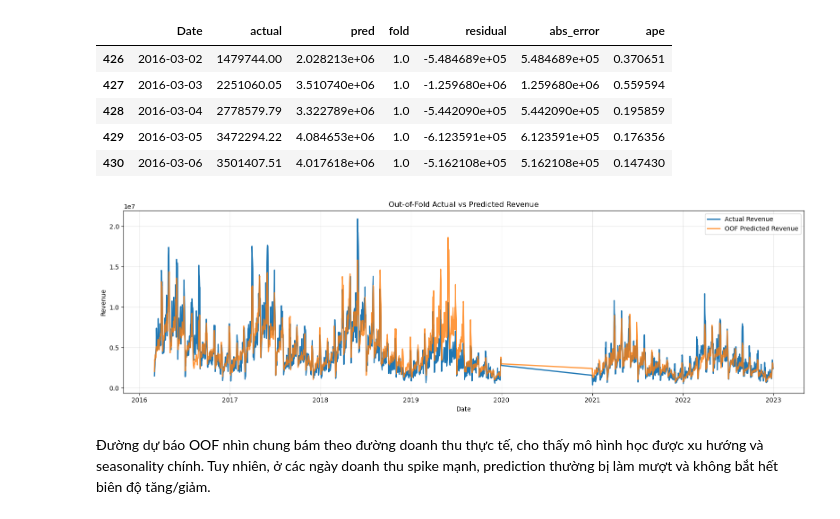
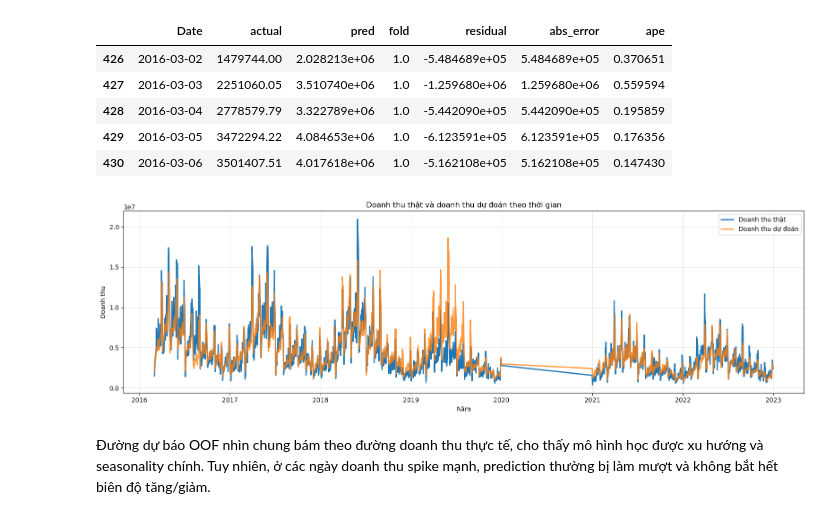
Before and after one commit to olweny06/Datathon-BIUS, a Jupyter notebook: notebooks/forecast.ipynb, the cells around one changed output. Drawn from its saved outputs; the diff is of its cells as text; code cells hidden in the pictures.

```diff
--- a/notebooks/forecast.ipynb
+++ b/notebooks/forecast.ipynb
@@ -1241,30 +1241,30 @@ eval_curve.head()
 # %%
 plt.figure(figsize=(16, 5))
 
 plt.plot(
     eval_curve["Date"],
     eval_curve["actual"],
-    label="Actual Revenue",
+    label="Doanh thu thật",
     linewidth=2
 )
 
 plt.plot(
     eval_curve["Date"],
     eval_curve["pred"],
-    label="OOF Predicted Revenue",
+    label="Doanh thu dự đoán",
     linewidth=2,
     alpha=0.8
 )
 
-plt.title("Out-of-Fold Actual vs Predicted Revenue")
-plt.xlabel("Date")
-plt.ylabel("Revenue")
+plt.title("Doanh thu thật và doanh thu dự đoán theo thời gian")
+plt.xlabel("Năm")
+plt.ylabel("Doanh thu")
 plt.legend()
 plt.grid(alpha=0.3)
 plt.tight_layout()
 plt.show()
 # %% [output]
-[figure, old version]
+[figure, new version]
 # %% [markdown]
 Đường dự báo OOF nhìn chung bám theo đường doanh thu thực tế, cho thấy mô hình học được xu hướng và seasonality chính. Tuy nhiên, ở các ngày doanh thu spike mạnh, prediction thường bị làm mượt và không bắt hết biên độ tăng/giảm.
 # %% [markdown]
```
Also changed, not shown: parts of 1 cell of this notebook, 1 other file.
